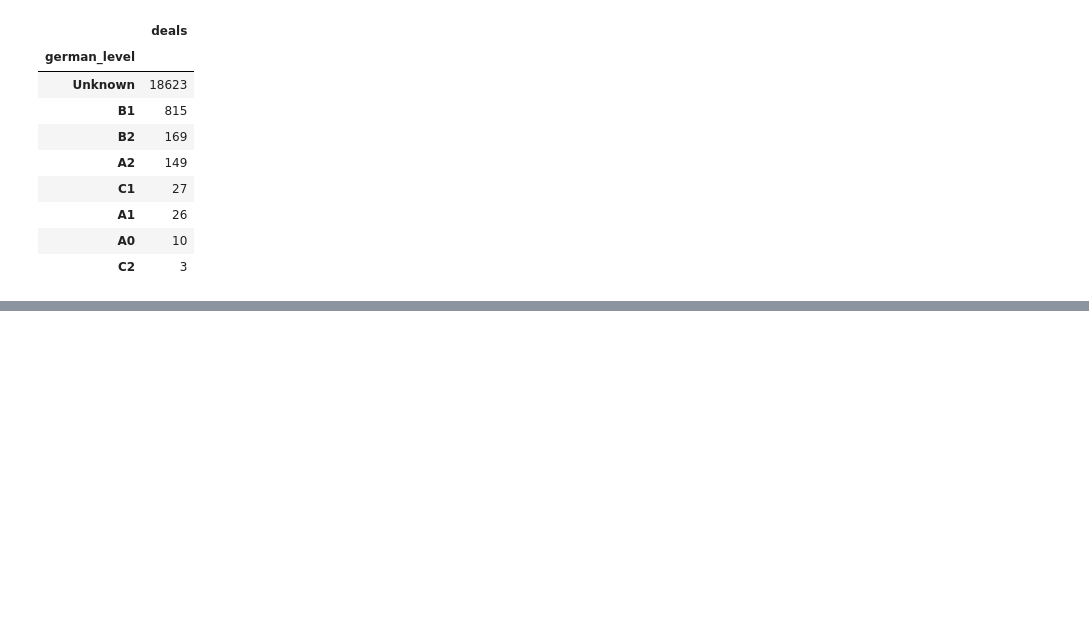
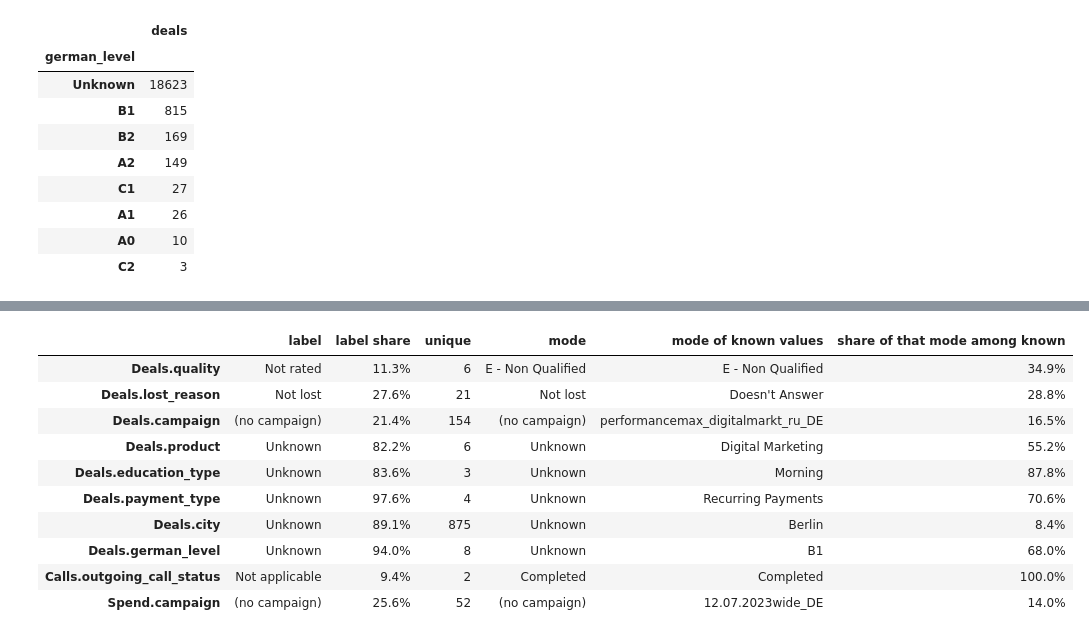
Before and after one commit to yerkovskayuliia-pixel/data-analytics-portfolio, a Jupyter notebook: python-crm-analysis/notebooks/01_data_cleaning.ipynb, the cells around one changed output, grey strips where cells are left out. Saved outputs shown, nothing was run; the diff lists cells and outputs as text; code cells hidden in the pictures; blank space fills up the shorter version.

```diff
--- a/python-crm-analysis/notebooks/01_data_cleaning.ipynb
+++ b/python-crm-analysis/notebooks/01_data_cleaning.ipynb
@@ -217,0 +232,27 @@ deals["german_level"].value_counts().to_frame("deals")
+# %%
+FILLED = [("Deals", "quality", "Not rated"), ("Deals", "lost_reason", "Not lost"),
+          ("Deals", "campaign", "(no campaign)"), ("Deals", "product", "Unknown"),
+          ("Deals", "education_type", "Unknown"), ("Deals", "payment_type", "Unknown"),
+          ("Deals", "city", "Unknown"), ("Deals", "german_level", "Unknown"),
+          ("Calls", "outgoing_call_status", "Not applicable"), ("Spend", "campaign", "(no campaign)")]
+rows = {}
+for table, col, label in FILLED:
+    s = clean[table][col].astype(str)
+    known = s[s.ne(label)]
+    rows[f"{table}.{col}"] = {"label": label, "label share": s.eq(label).mean(), "unique": s.nunique(),
+                              "mode": s.mode().iloc[0], "mode of known values": known.mode().iloc[0],
+                              "share of that mode among known": known.value_counts(normalize=True).iloc[0]}
+univariate = pd.DataFrame(rows).T
+univariate.style.format({"label share": "{:.1%}", "share of that mode among known": "{:.1%}"})
+# %% [output]
+|  | label | label share | unique | mode | mode of known values | share of that mode among known |
+| Deals.quality | Not rated | 11.3% | 6 | E - Non Qualified | E - Non Qualified | 34.9% |
+| Deals.lost_reason | Not lost | 27.6% | 21 | Not lost | Doesn't Answer | 28.8% |
+| Deals.campaign | (no campaign) | 21.4% | 154 | (no campaign) | performancemax_digitalmarkt_ru_DE | 16.5% |
+| Deals.product | Unknown | 82.2% | 6 | Unknown | Digital Marketing | 55.2% |
+| Deals.education_type | Unknown | 83.6% | 3 | Unknown | Morning | 87.8% |
+| Deals.payment_type | Unknown | 97.6% | 4 | Unknown | Recurring Payments | 70.6% |
+| Deals.city | Unknown | 89.1% | 875 | Unknown | Berlin | 8.4% |
+| Deals.german_level | Unknown | 94.0% | 8 | Unknown | B1 | 68.0% |
+| Calls.outgoing_call_status | Not applicable | 9.4% | 2 | Completed | Completed | 100.0% |
+| Spend.campaign | (no campaign) | 25.6% | 52 | (no campaign) | 12.07.2023wide_DE | 14.0% |
```
Also changed, not shown: parts of 6 cells of this notebook, 41 other files.
